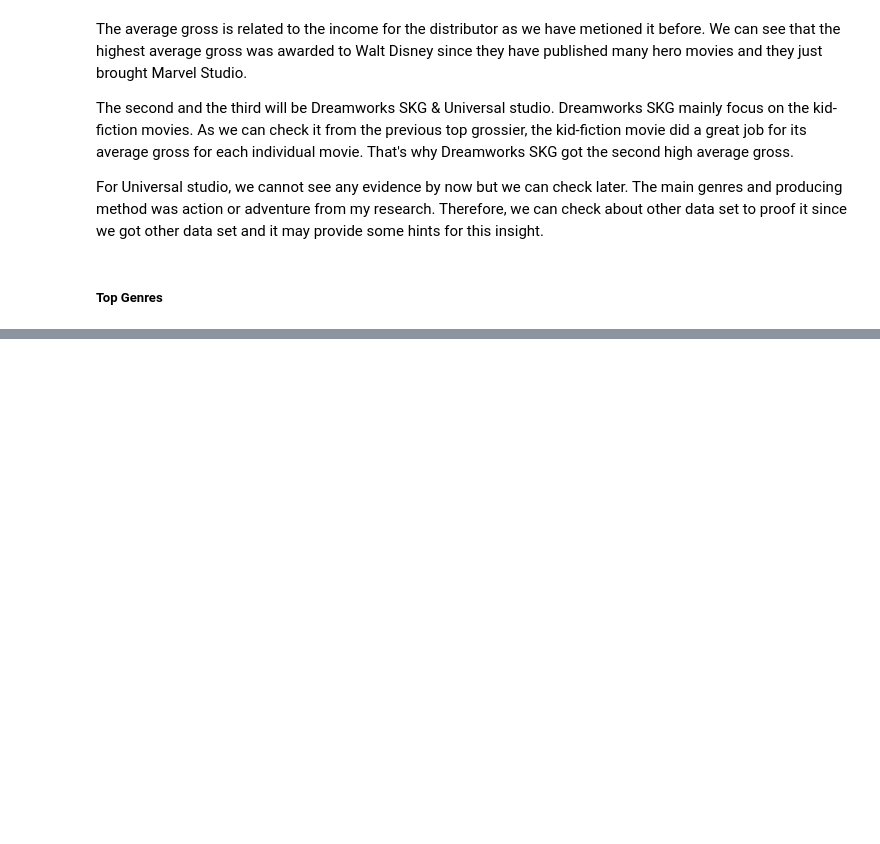
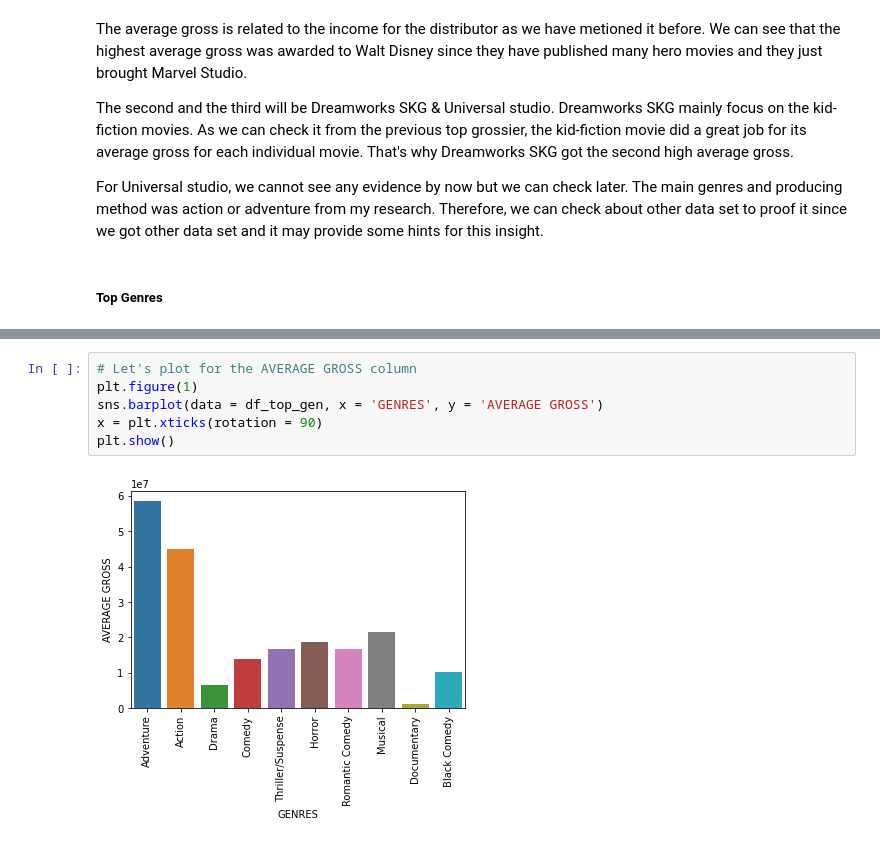
Before and after one commit to dcrowTMH/movie_eda, a Jupyter notebook: Movie_EDA.ipynb, the cells around one changed output, grey strips where cells are left out. Drawn from its saved outputs; the diff is of its cells as text; blank space fills up the shorter version.

```diff
--- a/Movie_EDA.ipynb
+++ b/Movie_EDA.ipynb
@@ -929,0 +988,8 @@ For Universal studio, we cannot see any evidence by now but we can check later.
+# %%
+# Let's plot for the AVERAGE GROSS column
+plt.figure(1)
+sns.barplot(data = df_top_gen, x = 'GENRES', y = 'AVERAGE GROSS')
+x = plt.xticks(rotation = 90)
+plt.show()
+# %% [output]
+[figure, added]
```
Also changed, not shown: parts of 32 cells of this notebook.
